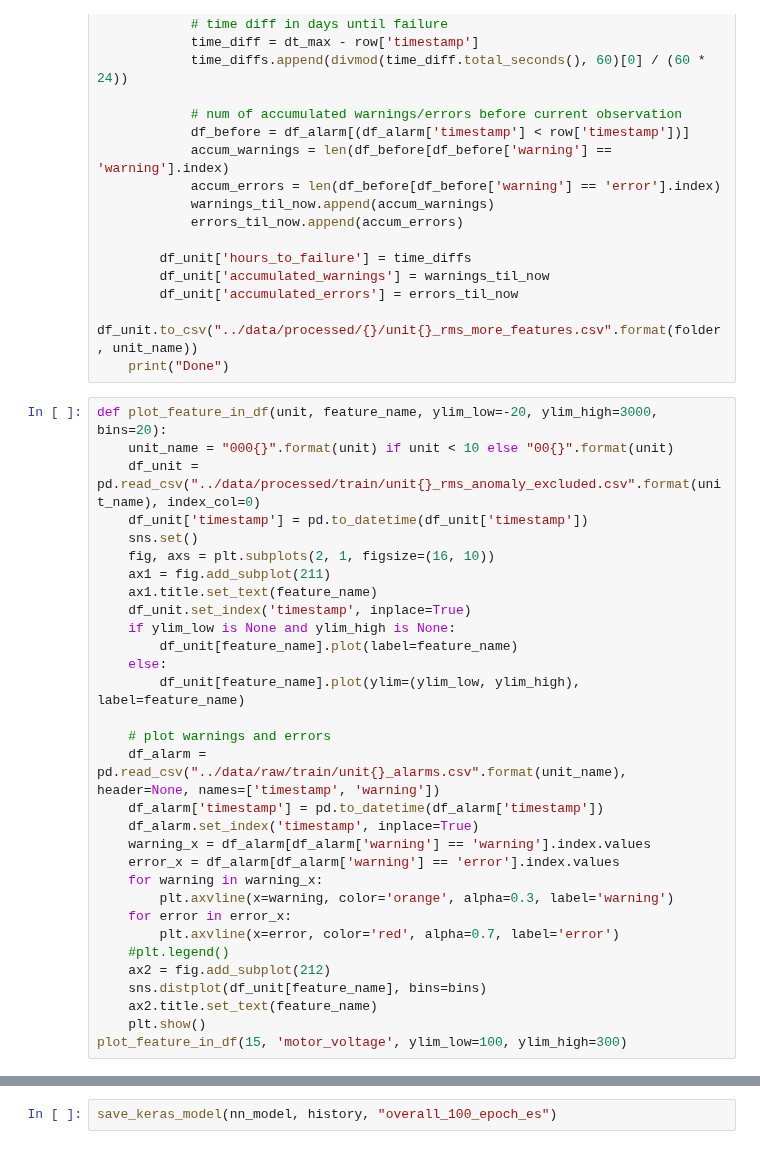
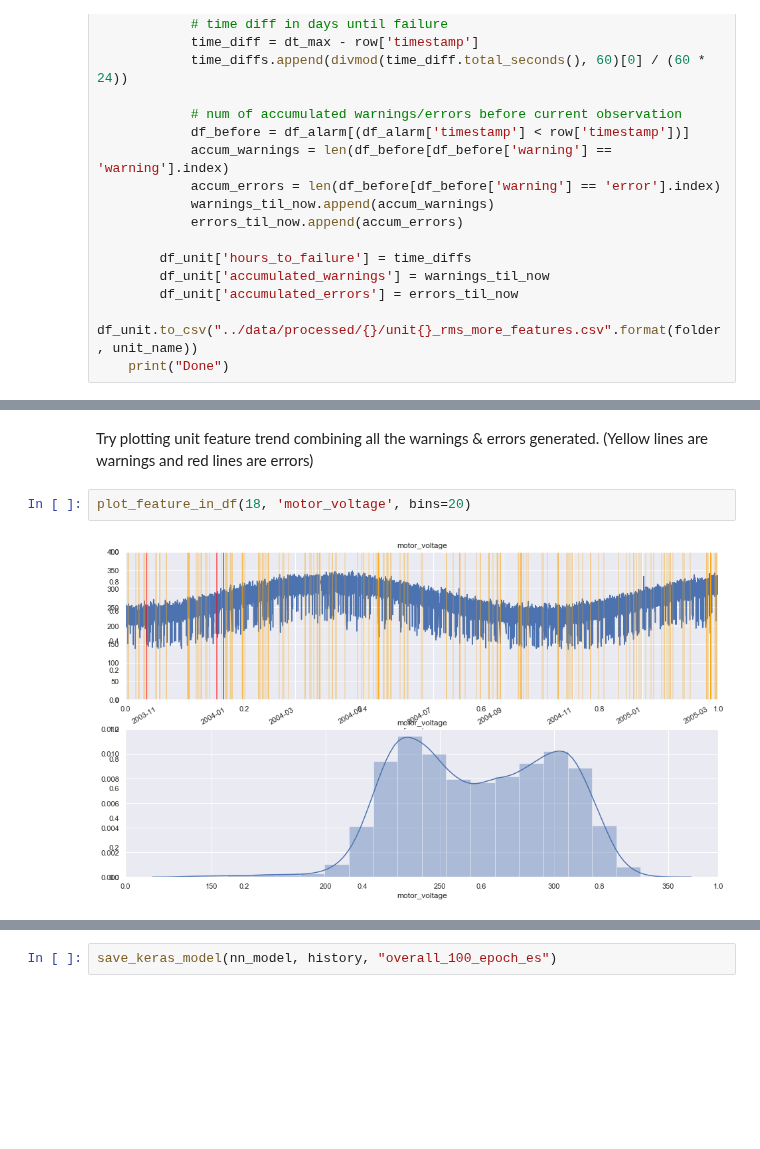
Before and after one commit to telenovelachuan/predictive_widget_maintenance, a Jupyter notebook: notebooks/unit failure predicting.ipynb, the cells around one changed output, grey strips where cells are left out. Saved outputs shown, nothing was run; the diff lists cells and outputs as text; blank space fills up the shorter version.

```diff
--- a/notebooks/unit failure predicting.ipynb
+++ b/notebooks/unit failure predicting.ipynb
@@ -63,34 +129,3 @@ def prepare_features(folder='train'):
         df_unit['accumulated_errors'] = errors_til_now
         df_unit.to_csv("../data/processed/{}/unit{}_rms_more_features.csv".format(folder, unit_name))
     print("Done")
-# %%
-def plot_feature_in_df(unit, feature_name, ylim_low=-20, ylim_high=3000, bins=20):
-    unit_name = "000{}".format(unit) if unit < 10 else "00{}".format(unit)
-    df_unit = pd.read_csv("../data/processed/train/unit{}_rms_anomaly_excluded.csv".format(unit_name), index_col=0)
-    df_unit['timestamp'] = pd.to_datetime(df_unit['timestamp'])
-    sns.set()
-    fig, axs = plt.subplots(2, 1, figsize=(16, 10))
-    ax1 = fig.add_subplot(211)
-    ax1.title.set_text(feature_name)
-    df_unit.set_index('timestamp', inplace=True)
-    if ylim_low is None and ylim_high is None:
-        df_unit[feature_name].plot(label=feature_name)
-    else:
-        df_unit[feature_name].plot(ylim=(ylim_low, ylim_high), label=feature_name)
-
-    # plot warnings and errors
-    df_alarm = pd.read_csv("../data/raw/train/unit{}_alarms.csv".format(unit_name), header=None, names=['timestamp', 'warning'])
-    df_alarm['timestamp'] = pd.to_datetime(df_alarm['timestamp'])
-    df_alarm.set_index('timestamp', inplace=True)
-    warning_x = df_alarm[df_alarm['warning'] == 'warning'].index.values
-    error_x = df_alarm[df_alarm['warning'] == 'error'].index.values
-    for warning in warning_x:
-        plt.axvline(x=warning, color='orange', alpha=0.3, label='warning')
-    for error in error_x:
-        plt.axvline(x=error, color='red', alpha=0.7, label='error')
-    #plt.legend()
-    ax2 = fig.add_subplot(212)
-    sns.distplot(df_unit[feature_name], bins=bins)
-    ax2.title.set_text(feature_name)
-    plt.show()
-plot_feature_in_df(15, 'motor_voltage', ylim_low=100, ylim_high=300)
@@ -128,0 +132,6 @@ x_train, x_test, y_train, y_test = get_train_test_sets(df_all)
+# %% [markdown]
+Try plotting unit feature trend combining all the warnings & errors generated. (Yellow lines are warnings and red lines are errors)
+# %%
+plot_feature_in_df(18, 'motor_voltage', bins=20)
+# %% [output]
+[figure, added]
```
Also changed, not shown: parts of 21 cells of this notebook.
